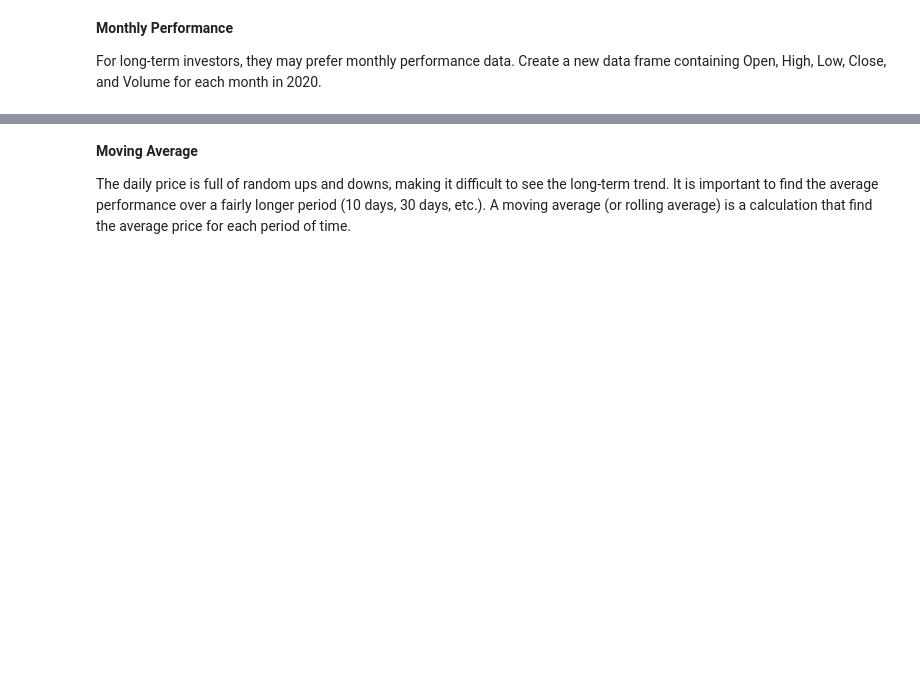
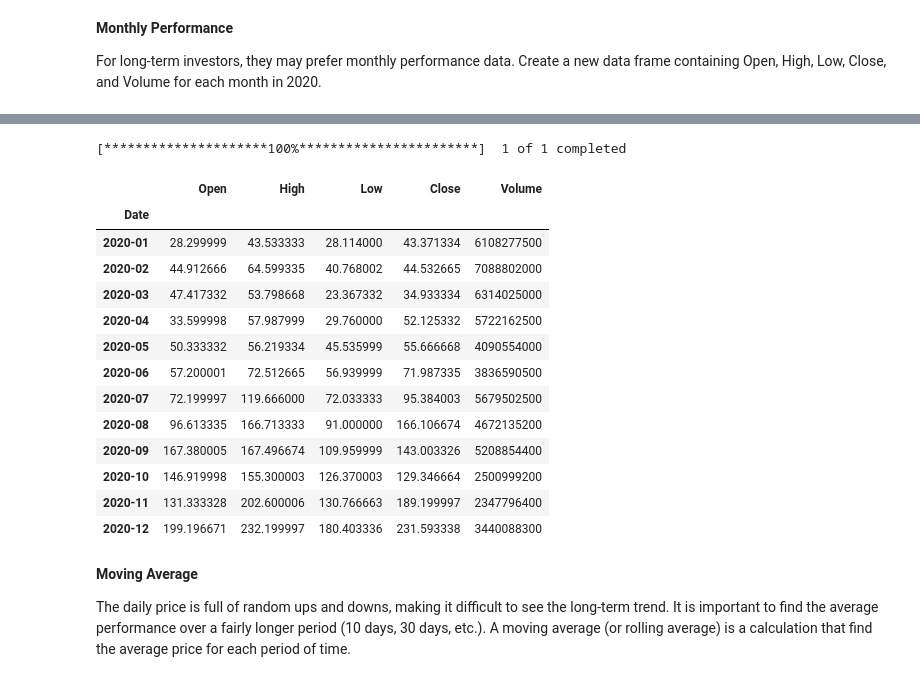
Before and after one commit to ch00226855/CMP464788Spring2023, a Jupyter notebook: Week14_TimeSeries.ipynb, the cells around one changed output, grey strips where cells are left out. Cells and saved outputs as stored; diff of their text form; code cells hidden in the pictures; blank space fills up the shorter version.

```diff
--- a/Week14_TimeSeries.ipynb
+++ b/Week14_TimeSeries.ipynb
@@ -200,3 +617,36 @@ For long-term investors, they may prefer monthly performance data. Create a new
+# %%
+# Solution by ChatGPT:
+import yfinance as yf
+
+# Specify the stock symbol and year
+symbol = "TSLA"
+year = 2020
+
+# Retrieve the daily stock data for Tesla in 2020
+data = yf.download(symbol, start=f"{year}-01-01", end=f"{year}-12-31")
+
+# Aggregate the dataset to monthly data
+monthly_data = data.resample('M').agg({'Open': 'first', 'High': 'max', 'Low': 'min', 'Close': 'last', 'Volume': 'sum'})
+
+monthly_data.index = monthly_data.index.strftime('%Y-%m')
+
+monthly_data
+# %% [output]
+[*********************100%***********************]  1 of 1 completed
+|  | Open | High | Low | Close | Volume |
+| Date |  |  |  |  |  |
+| 2020-01 | 28.299999 | 43.533333 | 28.114000 | 43.371334 | 6108277500 |
+| 2020-02 | 44.912666 | 64.599335 | 40.768002 | 44.532665 | 7088802000 |
+| 2020-03 | 47.417332 | 53.798668 | 23.367332 | 34.933334 | 6314025000 |
+| 2020-04 | 33.599998 | 57.987999 | 29.760000 | 52.125332 | 5722162500 |
+| 2020-05 | 50.333332 | 56.219334 | 45.535999 | 55.666668 | 4090554000 |
+| 2020-06 | 57.200001 | 72.512665 | 56.939999 | 71.987335 | 3836590500 |
+| 2020-07 | 72.199997 | 119.666000 | 72.033333 | 95.384003 | 5679502500 |
+| 2020-08 | 96.613335 | 166.713333 | 91.000000 | 166.106674 | 4672135200 |
+| 2020-09 | 167.380005 | 167.496674 | 109.959999 | 143.003326 | 5208854400 |
+| 2020-10 | 146.919998 | 155.300003 | 126.370003 | 129.346664 | 2500999200 |
+| 2020-11 | 131.333328 | 202.600006 | 130.766663 | 189.199997 | 2347796400 |
+| 2020-12 | 199.196671 | 232.199997 | 180.403336 | 231.593338 | 3440088300 |
 # %% [markdown]
 **Moving Average**
 
```
Also changed, not shown: parts of 62 cells of this notebook.
